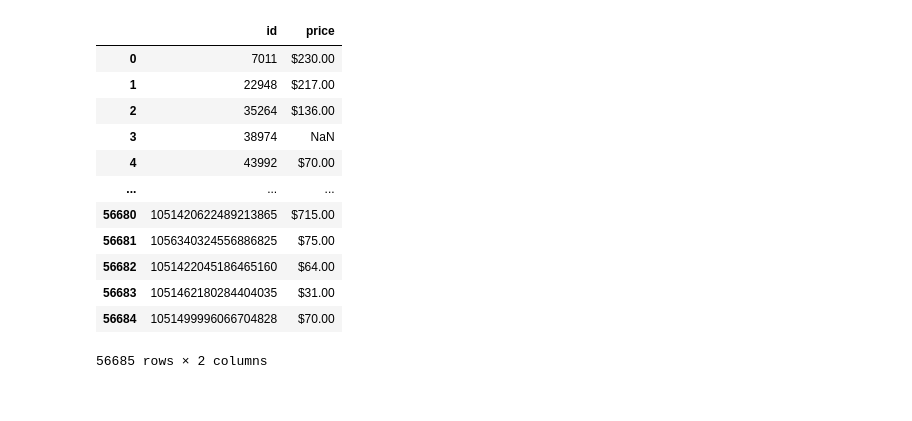
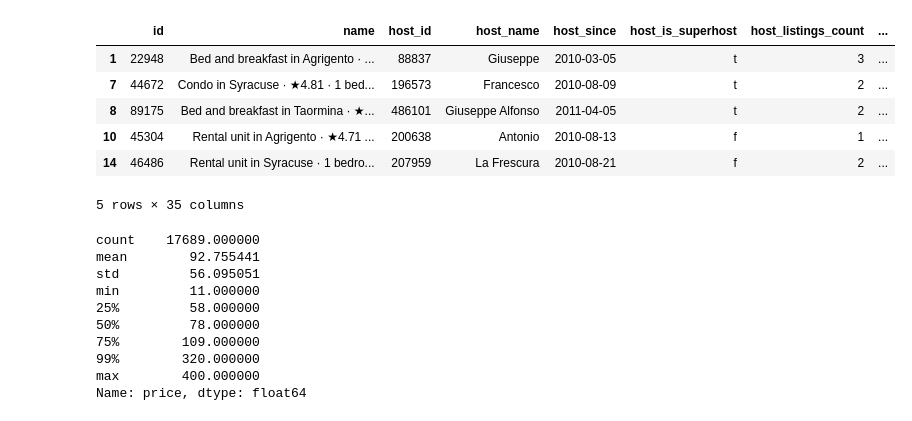
Before and after one commit to viethngn/Data_Analysis_3_ECBS5171, a Jupyter notebook: assignment2/assignment2_viethngn.ipynb, the cells around one changed output. Cells and saved outputs as stored; diff of their text form; code cells hidden in the pictures.

```diff
--- a/assignment2/assignment2_viethngn.ipynb
+++ b/assignment2/assignment2_viethngn.ipynb
@@ -32,6 +99,7 @@ def get_cleaned_data(src: str) -> pd.DataFrame:
 
     return working_sample
 # %%
-test_df = get_cleaned_data('listings.csv')
-test_df.shape
+work_df = get_cleaned_data('listings.csv')
+# test_df = get_cleaned_data('https://raw.githubusercontent.com/viethngn/Data_Analysis_3_ECBS5171/main/assignment2/listings.csv')
+work_df.shape
 # %% [output]
@@ -84,16 +127,23 @@ Length: 75, dtype: int64
-# %%
-test_df[['id', 'price']]
-# %% [output]
-|  | id | price |
-| 0 | 7011 | $230.00 |
-| 1 | 22948 | $217.00 |
-| 2 | 35264 | $136.00 |
-| 3 | 38974 | NaN |
-| 4 | 43992 | $70.00 |
-| ... | ... | ... |
-| 56680 | 1051420622489213865 | $715.00 |
-| 56681 | 1056340324556886825 | $75.00 |
-| 56682 | 1051422045186465160 | $64.00 |
-| 56683 | 1051462180284404035 | $31.00 |
-| 56684 | 1051499996066704828 | $70.00 |
-56685 rows × 2 columns
+# %%
+work_df.head()
+# %% [output]
+|  | id | name | host_id | host_name | host_since | host_is_superhost | host_listings_count | ... |
+| 1 | 22948 | Bed and breakfast in Agrigento · ... | 88837 | Giuseppe | 2010-03-05 | t | 3 | ... |
+| 7 | 44672 | Condo in Syracuse · ★4.81 · 1 bed... | 196573 | Francesco | 2010-08-09 | t | 2 | ... |
+| 8 | 89175 | Bed and breakfast in Taormina · ★... | 486101 | Giuseppe Alfonso | 2011-04-05 | t | 2 | ... |
+| 10 | 45304 | Rental unit in Agrigento · ★4.71 ... | 200638 | Antonio | 2010-08-13 | f | 1 | ... |
+| 14 | 46486 | Rental unit in Syracuse · 1 bedro... | 207959 | La Frescura | 2010-08-21 | f | 2 | ... |
+5 rows × 35 columns
+# %%
+work_df.price.describe(percentiles=[.25, .5, .75, .99])
+# %% [output]
+count    17689.000000
+mean        92.755441
+std         56.095051
+min         11.000000
+25%         58.000000
+50%         78.000000
+75%        109.000000
+99%        320.000000
+max        400.000000
+Name: price, dtype: float64
```
Also changed, not shown: parts of 19 cells of this notebook.
